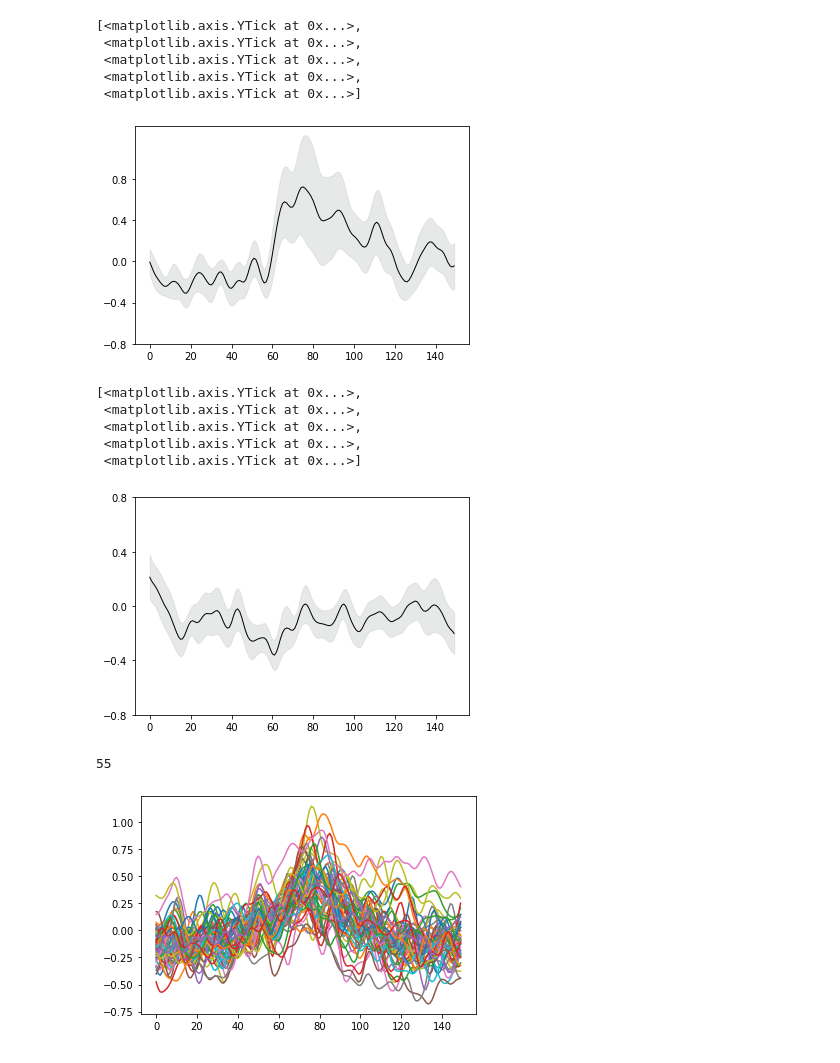
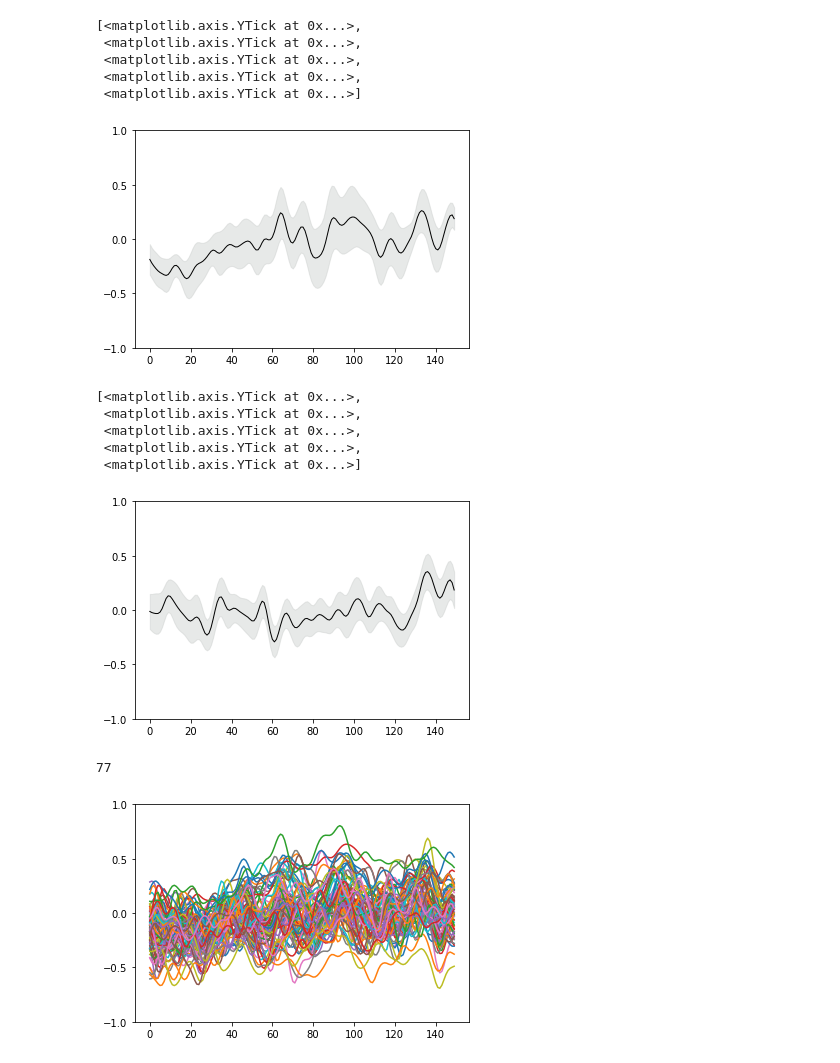
Before and after one commit to jetsetmette/VGP, a Jupyter notebook: notebooks/postprocessing_V1.0.ipynb, the cells around one changed output. Drawn from its saved outputs; the diff is of its cells as text; code cells hidden in the pictures.

```diff
--- a/notebooks/postprocessing_V1.0.ipynb
+++ b/notebooks/postprocessing_V1.0.ipynb
@@ -5,9 +5,9 @@ from scipy import signal
 import matplotlib.pyplot as plt
 import trompy as tp
 # %%
-animal="VGP203"
-day="026"
-date="20221007"
+animal="VGP302"
+day="031"
+date="20221110"
 
 
 s2p_folder = "C:\\Users\\mko102\\UiT Office 365\\O365-Pipette 2 - Dokumenter\\People\\Mette\\GitHub\\2P\\Processed\\VGP_procd_data_22-12-05\\sub-{}\\ses-{}".format(animal, day)
@@ -34,5 +34,5 @@ neu_F.shape
 # %%
-cell_idx = 66
+cell_idx = 90
 
 r = raw_F[cell_idx, :]
 x = raw_F[cell_idx, :] - neu_F[cell_idx, :]
@@ -263,7 +268,7 @@ ax.set_yticks([-0.8, -0.4, 0,  0.4, 0.8])
 # hit trials
 f, ax = plt.subplots()
 tp.shadedError(ax, snips_hit)
-ax.set_yticks([-0.8, -0.4, 0,  0.4, 0.8])
+ax.set_yticks([-1.0,-0.5, 0,  0.5, 1.0])
 # f.savefig('PR_hit_malt.pdf')
 # %% [output]
 [<matplotlib.axis.YTick at 0x...>,
@@ -271,13 +276,13 @@ ax.set_yticks([-0.8, -0.4, 0,  0.4, 0.8])
  <matplotlib.axis.YTick at 0x...>,
  <matplotlib.axis.YTick at 0x...>,
  <matplotlib.axis.YTick at 0x...>]
-[figure, old version]
+[figure, new version]
 # %%
 # miss trials
 f, ax = plt.subplots()
 tp.shadedError(ax, snips_miss)
 
-ax.set_yticks([-0.8, -0.4, 0,  0.4, 0.8])
+ax.set_yticks([-1.0,-0.5, 0,  0.5, 1.0])
 
 # f.savefig('PR_miss_malt.pdf')
 # %% [output]
@@ -286,7 +291,7 @@ ax.set_yticks([-0.8, -0.4, 0,  0.4, 0.8])
  <matplotlib.axis.YTick at 0x...>,
  <matplotlib.axis.YTick at 0x...>,
  <matplotlib.axis.YTick at 0x...>]
-[figure, old version]
+[figure, new version]
 # %%
 # tp.makeheatmap?
 # %%
@@ -294,7 +299,7 @@ cell_idx = [idx for idx,vals in enumerate(iscell) if vals[0]==1]
 # %%
 len(cell_idx)
 # %% [output]
-55
+77
 # %%
 def filter_cell(x):
 
@@ -319,31 +324,32 @@ for i, cell in enumerate(cell_idx):
     snips = []
     for p in pump_frames:
         snips.append(x[p-50:p+100])
 
 
     hit=[]
     miss=[]
     for p in pump_frames:
         temp=[]
         for lick in licks_frames:
             if lick > p and lick < p + 100:
                 temp.append(lick)
         if len(temp) > 0:
             hit.append(p)
         if len(temp) == 0:
             miss.append(p)
 
     snips_hit=[]
     for p in hit:
         snips_hit.append(x[p-50:p+100])
 
 
     avg = np.mean(snips, axis=0)
 
     avg_h = np.mean(snips_hit, axis=0)
 
     ax.plot(avg_h)
+    ax.set_yticks([-1.0,-0.5, 0,  0.5, 1.0])
     avg_pump[i,:] = avg
     avg_hit[i,:] =avg_h
 # %% [output]
-[figure, old version]
+[figure, new version]
```
Also changed, not shown: parts of 22 cells of this notebook.
